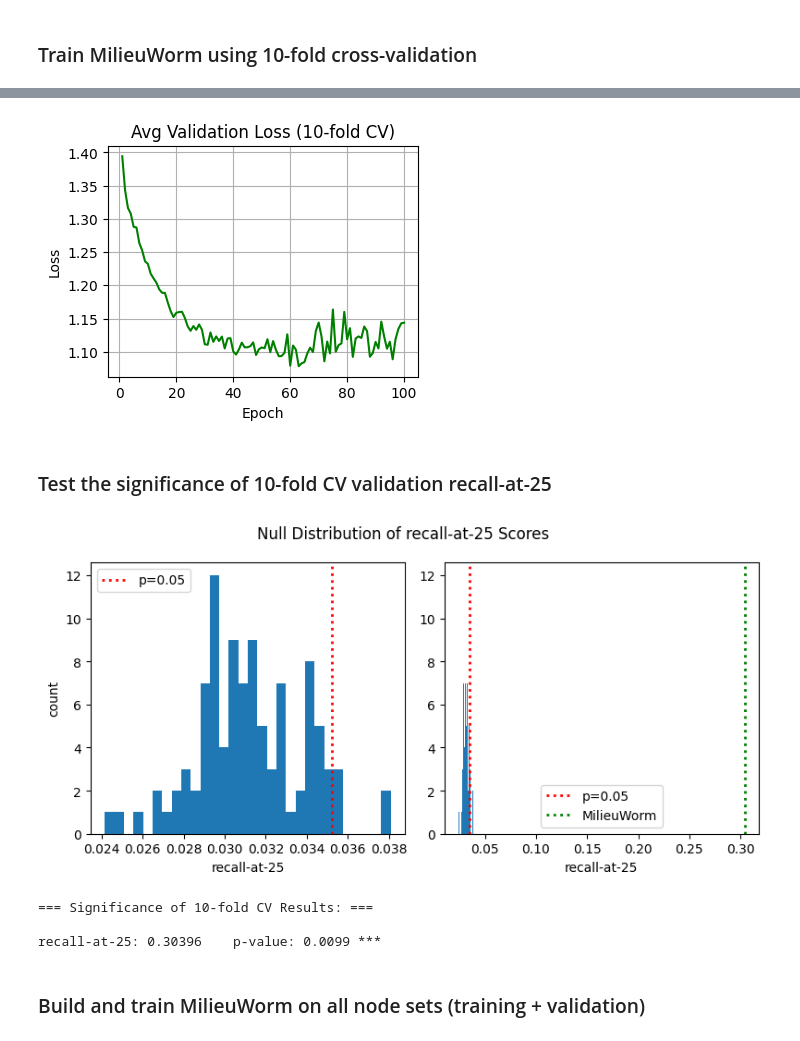
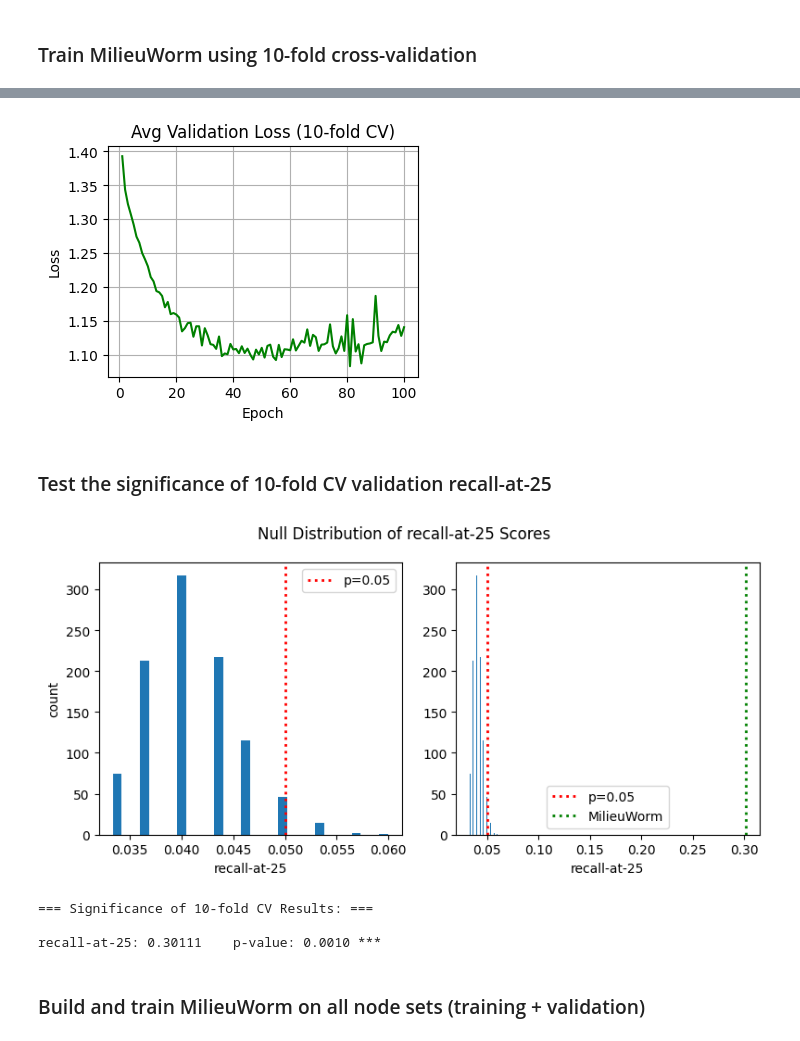
Before and after one commit to Bradley-Buchner/milieu_worm, a Jupyter notebook: notebooks/milieu_worm_walkthrough.ipynb, the cells around one changed output, grey strips where cells are left out. Cells and saved outputs as stored; diff of their text form; code cells hidden in the pictures.

```diff
--- a/notebooks/milieu_worm_walkthrough.ipynb
+++ b/notebooks/milieu_worm_walkthrough.ipynb
@@ -349,7 +344,7 @@ def run_cross_validation(full_network, node_sets, params, n_splits=10, random_se
 # %%capture
 cv_result_summary = run_cross_validation(full_network, node_sets, params, n_splits=10, random_seed=23)
 # %%
-# Save to pickle (if necessary)
-with open(os.path.join(path_to_worm_network, "milieu_cv_results.pkl"), "wb") as f:
-    pickle.dump(cv_result_summary, f)
+# # --- Save to pickle (if necessary) ---
+# with open(os.path.join(path_to_worm_network, "milieu_cv_results.pkl"), "wb") as f:
+#     pickle.dump(cv_result_summary, f)
 # %%
@@ -370,6 +364,6 @@ Avg best validation loss: 1.014
 # %%
-# Plot the training and validation loss
-val_losses_n = cv_result_summary['val_loss_epochs_cv_n']
+# --- Plot the avg CV training and validation loss ---
+val_losses_n = cv_result_summary['val_loss_epochs_cv']
 epochs = range(1, len(val_losses_n)+1)
 
 plt.figure(figsize=(4, 3))
@@ -380,7 +374,7 @@ plt.ylabel('Loss')
 plt.grid(True)
 plt.show()
 # %% [output]
-[figure, old version]
+[figure, new version]
 # %% [markdown]
 ### Test the significance of 10-fold CV validation recall-at-25
 # %%
@@ -388,53 +382,34 @@ plt.show()
 val_metric_null_dist = np.load(os.path.join(path_to_worm_network, "val_metric_null_dist.npy"))
 # %%
-# Plot the null distribution of recall-at-25 scores
+# --- Plot the null distribution of recall-at-25 scores ---
 p95 = np.percentile(val_metric_null_dist, 95)
 
-# Compute p-values
-actual_n = cv_result_summary['avg_best_metric_val_n']
+actual_n = cv_result_summary['avg_best_metric_val']
 
-# Create a figure with 1 row and 2 columns
-fig, axes = plt.subplots(1, 2, figsize=(8, 4))  # 1 row, 2 columns
+fig, axes = plt.subplots(1, 2, figsize=(8, 4))
 axes[0].hist(val_metric_null_dist, bins=30)
-axes[0].axvline(p95,
-            color='red',
-            linestyle=':',
-            linewidth=2,
-            label=f'p=0.05')
-
+axes[0].axvline(p95, color='red', linestyle=':', linewidth=2, label=f'p=0.05')
 axes[1].hist(val_metric_null_dist, bins=30)
-axes[1].axvline(p95,
-            color='red',
-            linestyle=':',
-            linewidth=2,
-            label=f'p=0.05')
-
-axes[1].axvline(actual_n,
-            color='g',
-            linestyle=':',
-            linewidth=2,
-            label=f'MilieuWorm')
-
+axes[1].axvline(p95, color='red', linestyle=':', linewidth=2, label=f'p=0.05')
+axes[1].axvline(actual_n, color='g', linestyle=':', linewidth=2, label=f'MilieuWorm')
 axes[0].set_xlabel("recall-at-25")
 axes[0].set_ylabel("count")
-
 axes[1].set_xlabel("recall-at-25")
-
 axes[0].legend()
 axes[1].legend()
 fig.suptitle("Null Distribution of recall-at-25 Scores")
 plt.tight_layout()
 plt.show()
 
 p_val_n = (np.sum(np.array(val_metric_null_dist) >= actual_n) + 1) / (len(val_metric_null_dist) + 1)
 
 print("\n=== Significance of 10-fold CV Results: ===")
 print(f"\nrecall-at-25: {actual_n:.5f}\t p-value: {p_val_n:.4f} ***")
 # %% [output]
-[figure, old version]
+[figure, new version]
 === Significance of 10-fold CV Results: ===
 
-recall-at-25: 0.30396    p-value: 0.0099 ***
+recall-at-25: 0.30111    p-value: 0.0010 ***
 # %% [markdown]
 ### Build and train MilieuWorm on all node sets (training + validation)
 # %%
```
Also changed, not shown: parts of 26 cells of this notebook.
